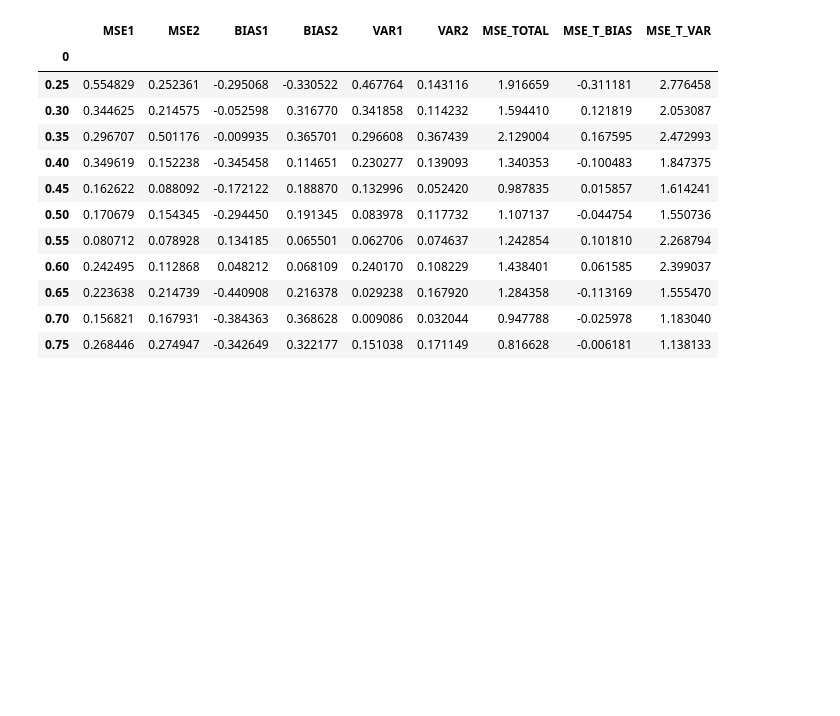
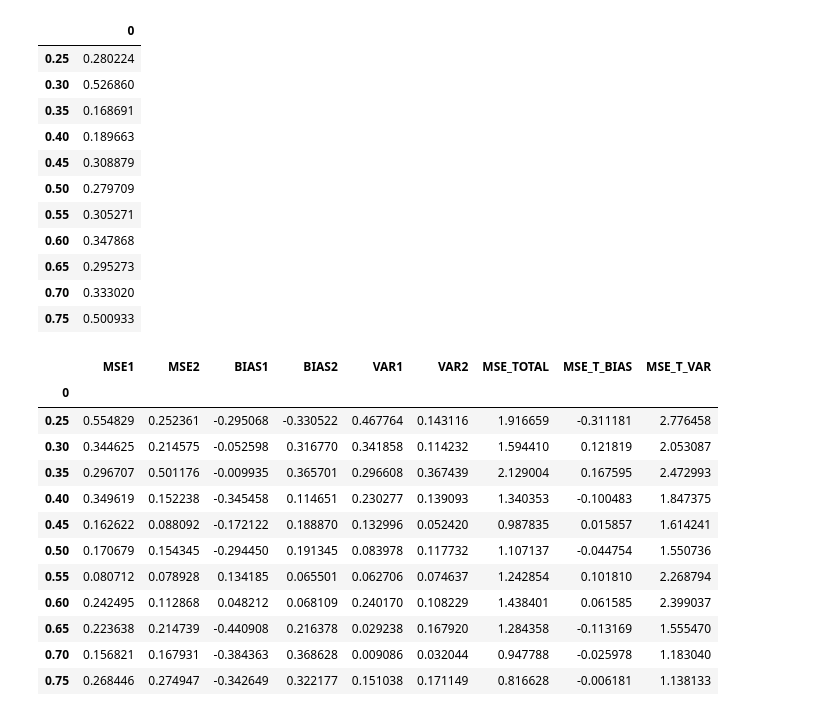
Before and after one commit to nominmar/codes1, a Jupyter notebook: CTL/test7_MSE-Copy1.ipynb, the cells around one changed output. Cells and saved outputs as stored; diff of their text form; code cells hidden in the pictures; blank space fills up the shorter version.

```diff
--- a/CTL/test7_MSE-Copy1.ipynb
+++ b/CTL/test7_MSE-Copy1.ipynb
@@ -78,17 +78,32 @@ MSE_TOTAL = []
 test_sizes = [0.25, 0.3, 0.35, 0.4, 0.45, 0.5, 0.55, 0.6, 0.65, 0.7, 0.75]
 
 n = 1000
-reps = 1000
+reps = 5
 
 for size in test_sizes:
     mse_total = mcreps_mse_only(reps,n,size)
     MSE_TOTAL.append(mse_total)
 
 df2 = pd.DataFrame(np.array(MSE_TOTAL),test_sizes)
-with open('testmse_1000_1000.pkl','wb') as f:
-    pkl.dump(df2, f)
+#with open('testmse_1000_1000.pkl','wb') as f:
+#    pkl.dump(df2, f)
 
-notify.send('Done running the simulations 1')
+#notify.send('Done running the simulations 1')
+# %%
+df2
+# %% [output]
+|  | 0 |
+| 0.25 | 0.280224 |
+| 0.30 | 0.526860 |
+| 0.35 | 0.168691 |
+| 0.40 | 0.189663 |
+| 0.45 | 0.308879 |
+| 0.50 | 0.279709 |
+| 0.55 | 0.305271 |
+| 0.60 | 0.347868 |
+| 0.65 | 0.295273 |
+| 0.70 | 0.333020 |
+| 0.75 | 0.500933 |
 # %%
 MSE_TOTAL = []
 
```
Also changed, not shown: parts of 1 cell of this notebook, 2 other files.
